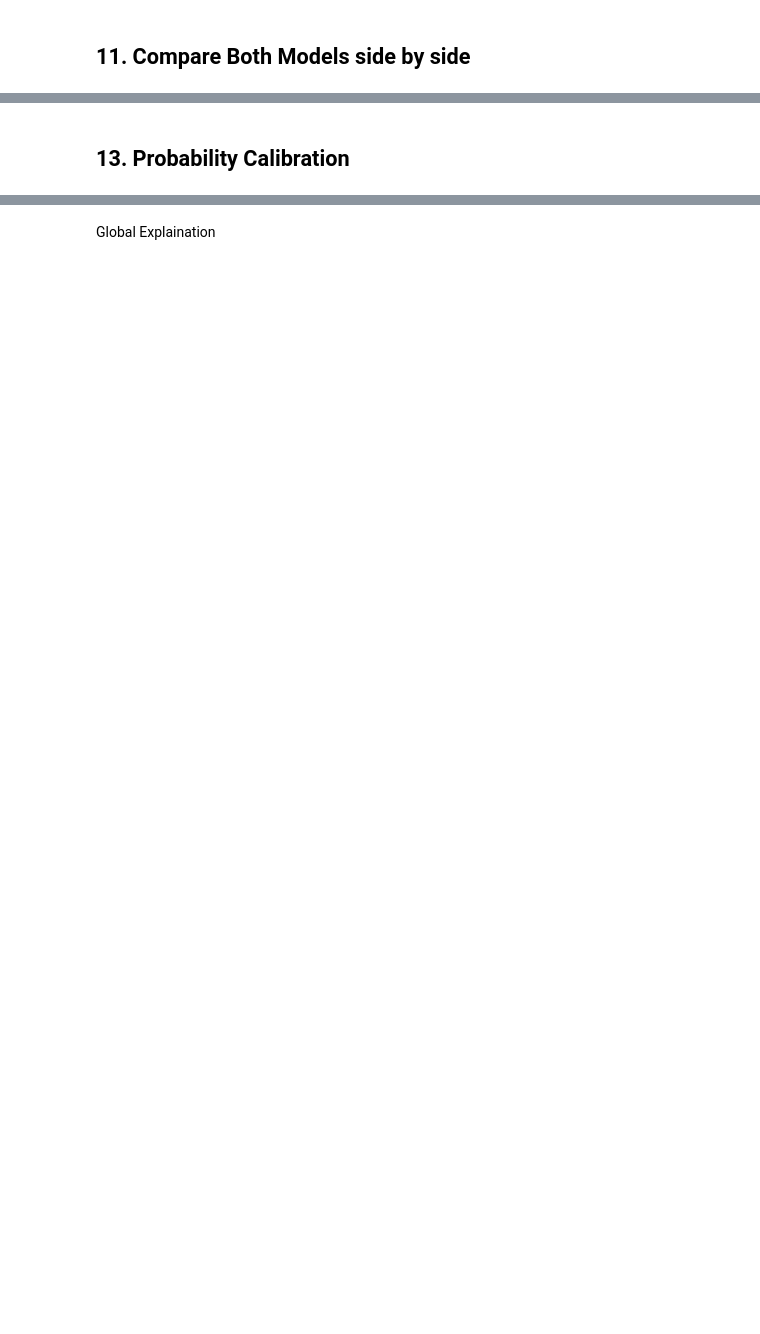
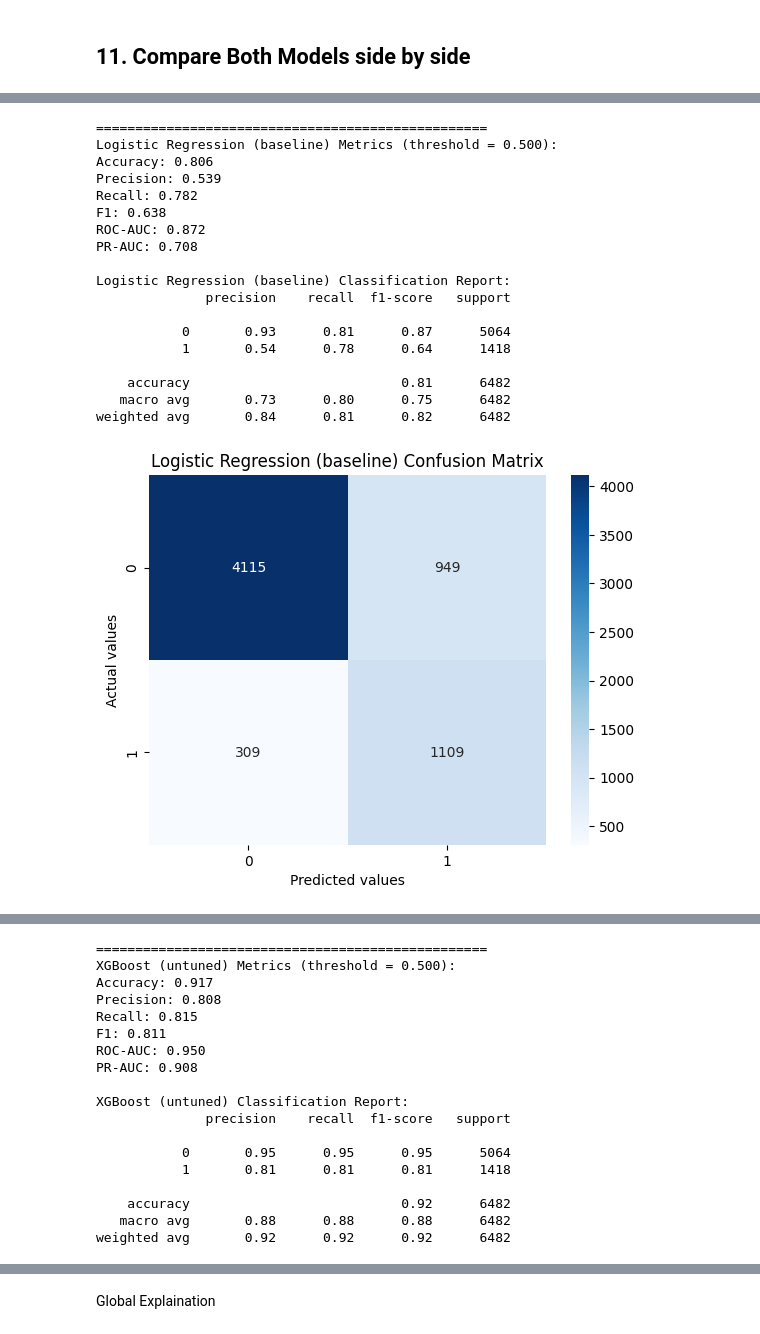
Before and after one commit to AbhayDixit1902/Credit-Risk-Assesment-using-SHAP, a Jupyter notebook: Credit_Risk.ipynb, the cells around one changed output, grey strips where cells are left out. Drawn from its saved outputs; the diff is of its cells as text; code cells hidden in the pictures; blank space fills up the shorter version.

```diff
--- a/Credit_Risk.ipynb
+++ b/Credit_Risk.ipynb
@@ -600,2 +568,29 @@ weighted avg       0.61      0.78      0.69      6305
-# %% [markdown]
-## 13. Probability Calibration
+# %%
+xgb_tuned = random_search.best_estimator_
+
+print("=" * 50)
+lr_metrics = evaluate_model('Logistic Regression (baseline)', baseline_model, X_test, Y_test)
+print("=" * 50)
+xgb_default_metrics = evaluate_model('XGBoost (untuned)', xg_model, X_test, Y_test)
+print("=" * 50)
+xgb_tuned_metrics = evaluate_model('XGBoost (tuned)', xgb_tuned, X_test, Y_test)
+# %% [output]
+==================================================
+Logistic Regression (baseline) Metrics (threshold = 0.500):
+Accuracy: 0.806
+Precision: 0.539
+Recall: 0.782
+F1: 0.638
+ROC-AUC: 0.872
+PR-AUC: 0.708
+
+Logistic Regression (baseline) Classification Report:
+              precision    recall  f1-score   support
+
+           0       0.93      0.81      0.87      5064
+           1       0.54      0.78      0.64      1418
+
+    accuracy                           0.81      6482
+   macro avg       0.73      0.80      0.75      6482
+weighted avg       0.84      0.81      0.82      6482
+[figure, added]
@@ -601,0 +598,18 @@ weighted avg       0.61      0.78      0.69      6305
+==================================================
+XGBoost (untuned) Metrics (threshold = 0.500):
+Accuracy: 0.917
+Precision: 0.808
+Recall: 0.815
+F1: 0.811
+ROC-AUC: 0.950
+PR-AUC: 0.908
+
+XGBoost (untuned) Classification Report:
+              precision    recall  f1-score   support
+
+           0       0.95      0.95      0.95      5064
+           1       0.81      0.81      0.81      1418
+
+    accuracy                           0.92      6482
+   macro avg       0.88      0.88      0.88      6482
+weighted avg       0.92      0.92      0.92      6482
```
Also changed, not shown: parts of 47 cells of this notebook, 8 other files.
